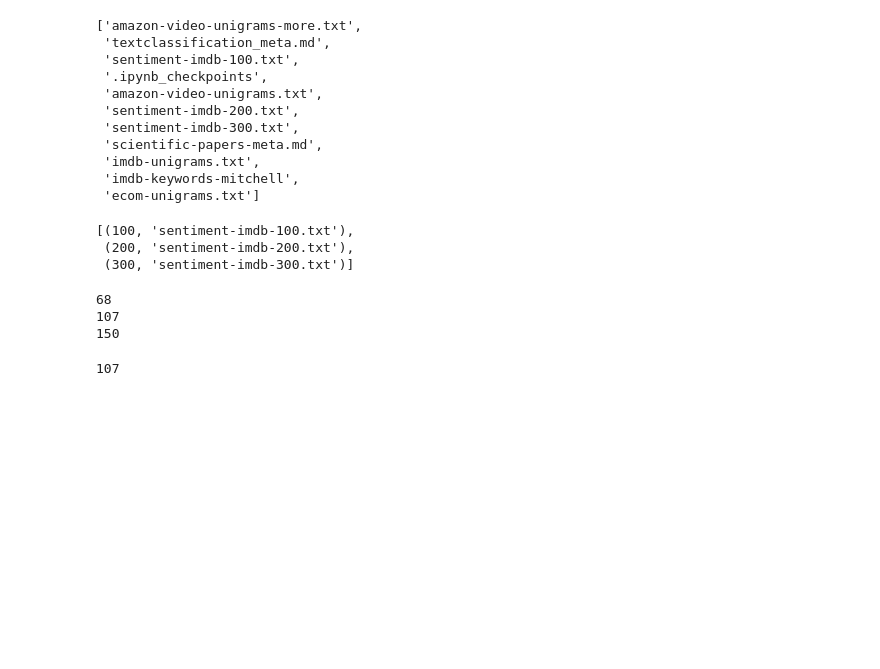
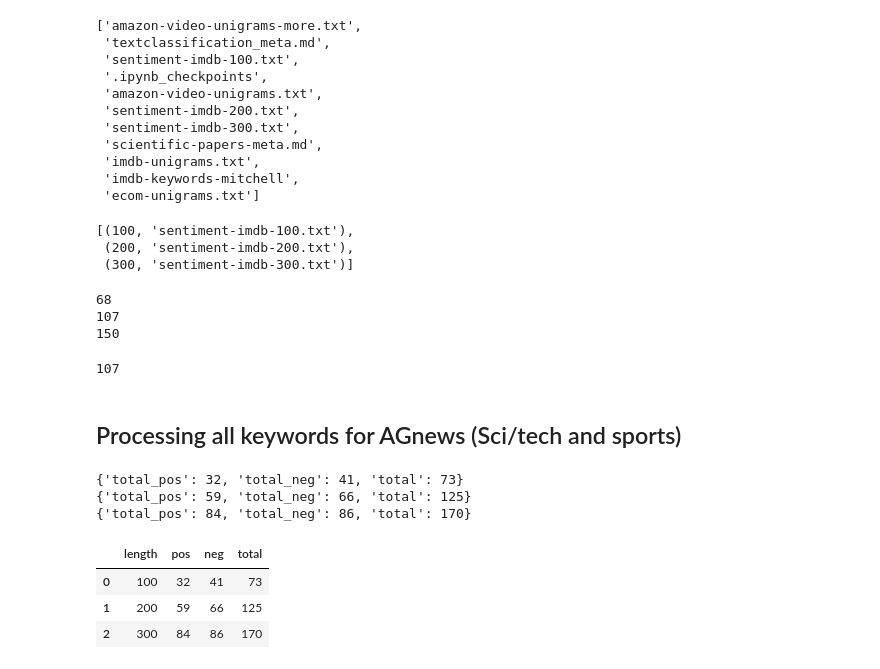
Before and after one commit to IIT-ML/interpretable-text-classification, a Jupyter notebook: generate_imdb_keywords.ipynb, the cells around one changed output. Cells and saved outputs as stored; diff of their text form; code cells hidden in the pictures; blank space fills up the shorter version.

Commit message:
Add final keywords

```diff
--- a/generate_imdb_keywords.ipynb
+++ b/generate_imdb_keywords.ipynb
@@ -135,3 +135,69 @@ intersect = set(imdb_keyword['200']) & set(imdb_keyword['300'])
 len(intersect)
 # %% [output]
 107
+# %% [markdown]
+## Processing all keywords for AGnews (Sci/tech and sports)
+# %%
+import json
+import os
+
+KEYWORD_DIR = "/home/anneke/Documents/ann-mitchell-text-classification/data/imdb-keywords"
+
+filelist = os.listdir(KEYWORD_DIR)
+
+imdb_keyword = {}
+imdb_keyword['100'] = {}
+imdb_keyword['200'] = {}
+imdb_keyword['300'] = {}
+
+keys = {}
+
+for file in filelist:
+    with open(os.path.join(KEYWORD_DIR, file), 'r') as text:
+        file_token = file[:-4].split('-')
+
+        f = text.readlines()
+        keylist = []
+        for l in f:
+            keylist.append(l.strip())
+
+        imdb_keyword[file_token[-1]][file_token[-2]] = keylist
+
+for i in range(100, 301, 100):
+    imdb_keyword[str(i)]['summary'] = {}
+    imdb_keyword[str(i)]['summary']['total_pos'] = len(imdb_keyword[str(i)]['pos'])
+    imdb_keyword[str(i)]['summary']['total_neg'] = len(imdb_keyword[str(i)]['neg'])
+    imdb_keyword[str(i)]['summary']['total'] = imdb_keyword[str(i)]['summary']['total_pos'] + imdb_keyword[str(i)]['summary']['total_neg']
+
+for i in range(100, 301, 100):
+    print(imdb_keyword[str(i)]['summary'])
+
+# save to JSON file
+with open(os.path.join(KEYWORD_DIR, 'imdb_keywords.json'), 'w') as json_file:
+    json.dump(imdb_keyword, json_file, indent=4)
+# %% [output]
+{'total_pos': 32, 'total_neg': 41, 'total': 73}
+{'total_pos': 59, 'total_neg': 66, 'total': 125}
+{'total_pos': 84, 'total_neg': 86, 'total': 170}
+# %%
+imdb_dict = {}
+imdb_dict['length'] = []
+imdb_dict['pos'] = []
+imdb_dict['neg'] = []
+imdb_dict['total'] = []
+
+for i in range(100, 301, 100):
+    imdb_dict['length'].append(i)
+    imdb_dict['pos'].append(imdb_keyword[str(i)]['summary']['total_pos'])
+    imdb_dict['neg'].append(imdb_keyword[str(i)]['summary']['total_neg'])
+    imdb_dict['total'].append(imdb_keyword[str(i)]['summary']['total'])
+# %%
+import pandas as pd
+
+imdb_df = pd.DataFrame(imdb_dict)
+imdb_df
+# %% [output]
+|  | length | pos | neg | total |
+| 0 | 100 | 32 | 41 | 73 |
+| 1 | 200 | 59 | 66 | 125 |
+| 2 | 300 | 84 | 86 | 170 |
```
Also changed, not shown: 20 other files.
